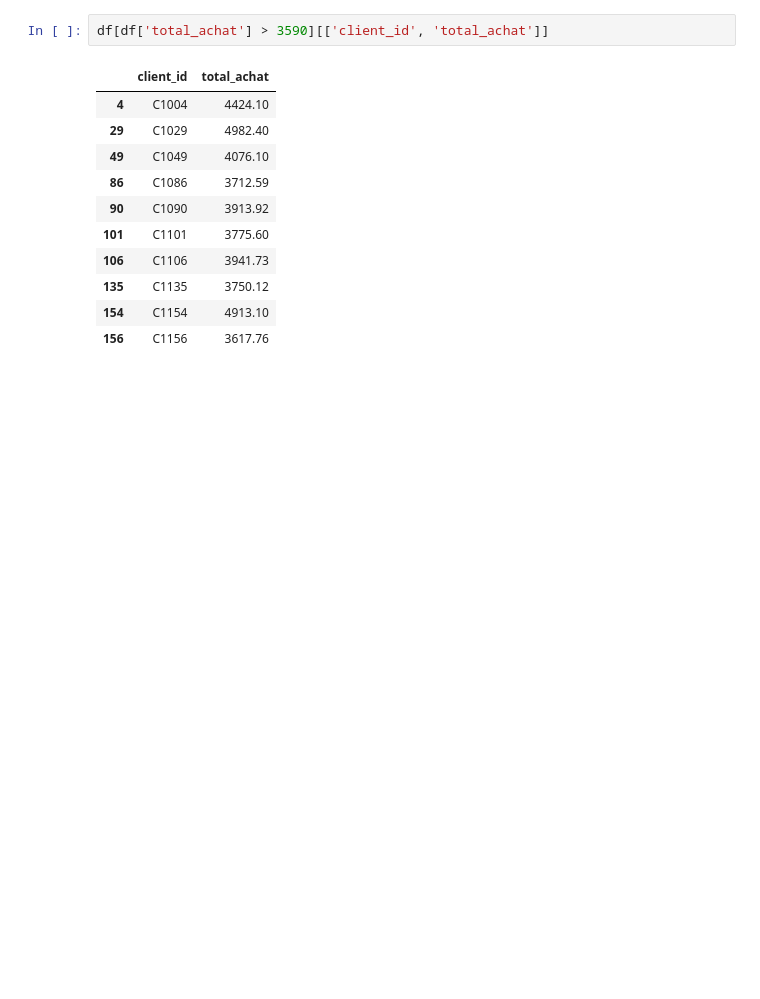
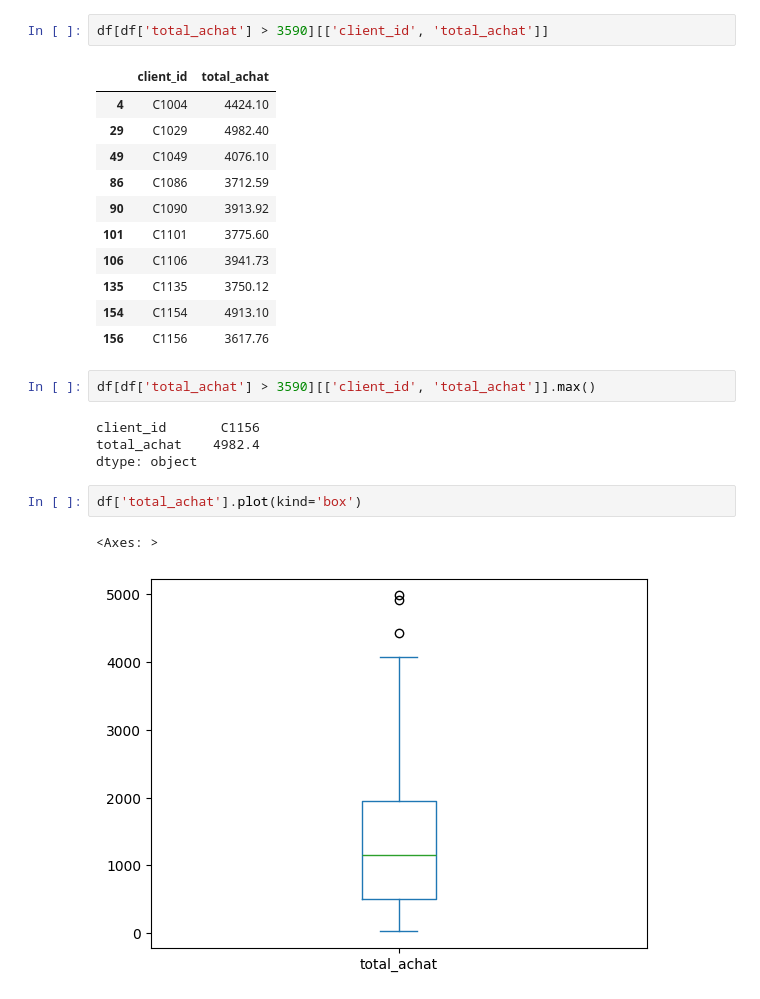
Before and after one commit to H3-8/pandas, a Jupyter notebook: notebook.ipynb, the cells around one changed output. Drawn from its saved outputs; the diff is of its cells as text; blank space fills up the shorter version.

```diff
--- a/notebook.ipynb
+++ b/notebook.ipynb
@@ -931,3 +931,14 @@ df[df['total_achat'] > 3590][['client_id', 'total_achat']]
 | 135 | C1135 | 3750.12 |
 | 154 | C1154 | 4913.10 |
 | 156 | C1156 | 3617.76 |
+# %%
+df[df['total_achat'] > 3590][['client_id', 'total_achat']].max()
+# %% [output]
+client_id       C1156
+total_achat    4982.4
+dtype: object
+# %%
+df['total_achat'].plot(kind='box')
+# %% [output]
+<Axes: >
+[figure, added]
```
Also changed, not shown: parts of 1 cell of this notebook.
